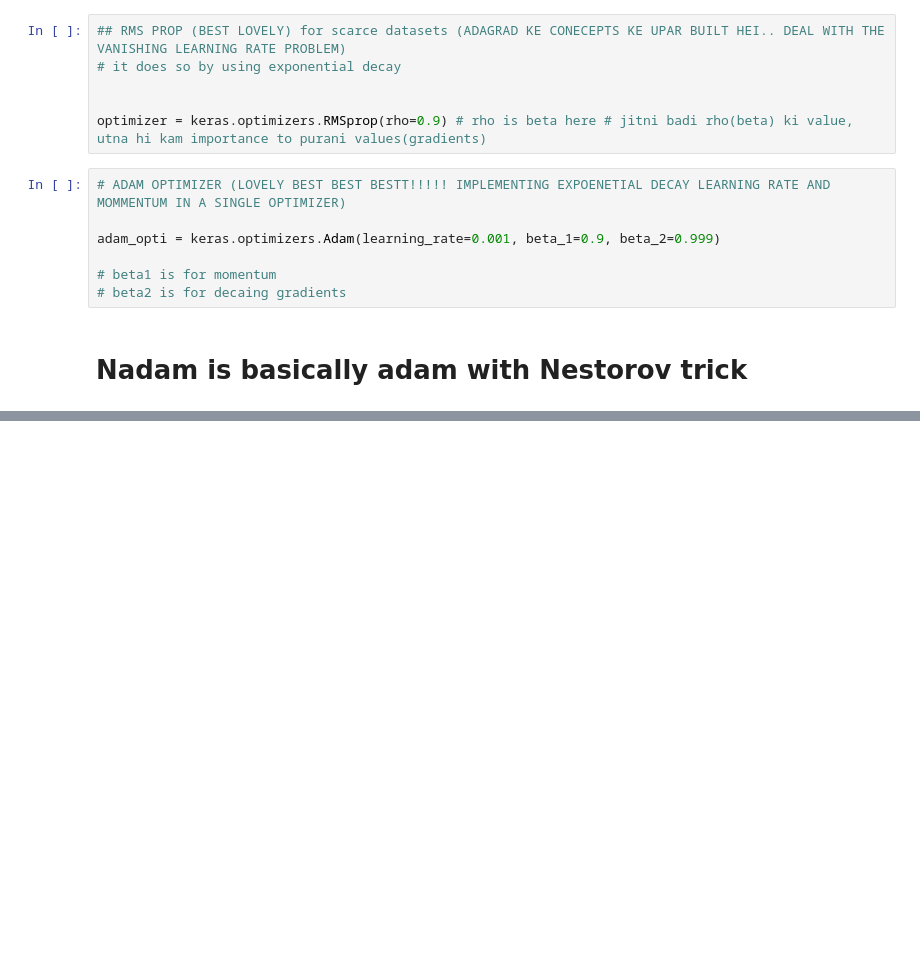
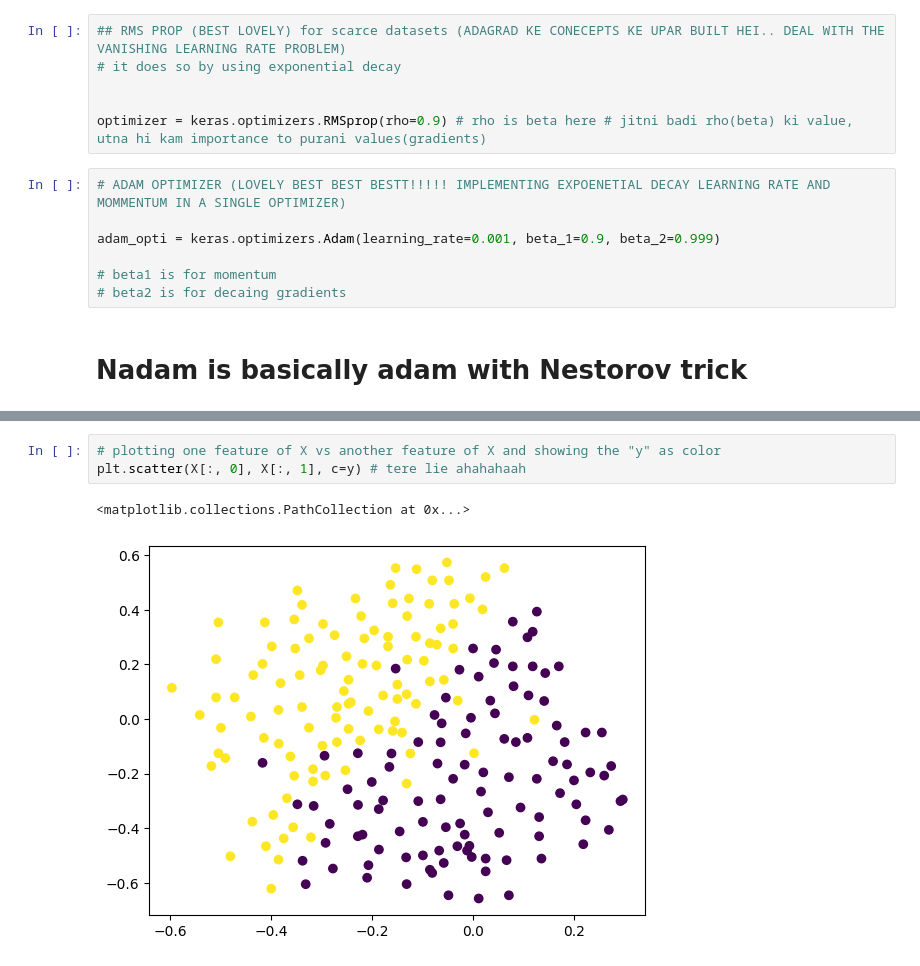
Before and after one commit to keshaviscool/learning_ml, a Jupyter notebook: neural_net_chapter_2.ipynb, the cells around one changed output, grey strips where cells are left out. Drawn from its saved outputs; the diff is of its cells as text; blank space fills up the shorter version.

```diff
--- a/neural_net_chapter_2.ipynb
+++ b/neural_net_chapter_2.ipynb
@@ -207,0 +483,6 @@ adam_opti = keras.optimizers.Adam(learning_rate=0.001, beta_1=0.9, beta_2=0.999)
+# %%
+# plotting one feature of X vs another feature of X and showing the "y" as color
+plt.scatter(X[:, 0], X[:, 1], c=y) # tere lie ahahahaah
+# %% [output]
+<matplotlib.collections.PathCollection at 0x...>
+[figure, added]
```
Also changed, not shown: parts of 38 cells of this notebook, 1 other file.
